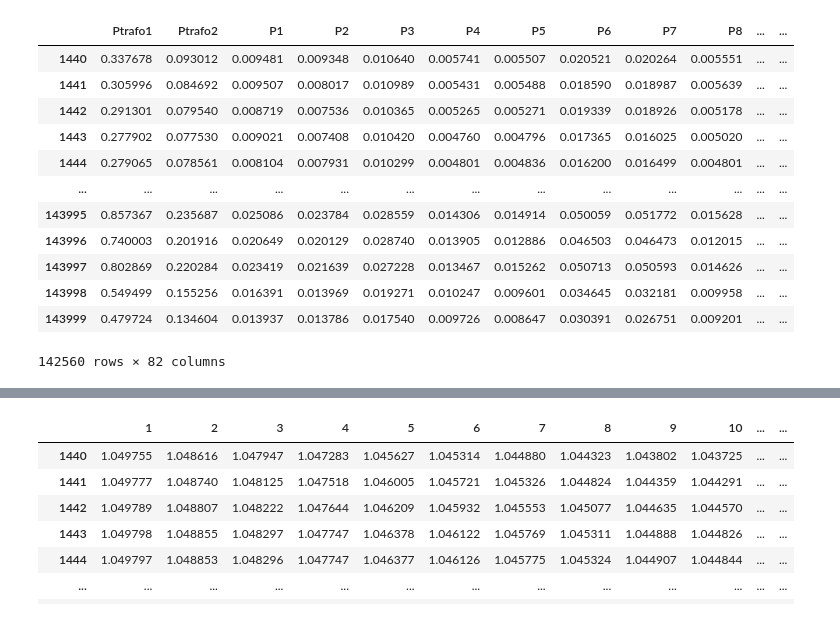
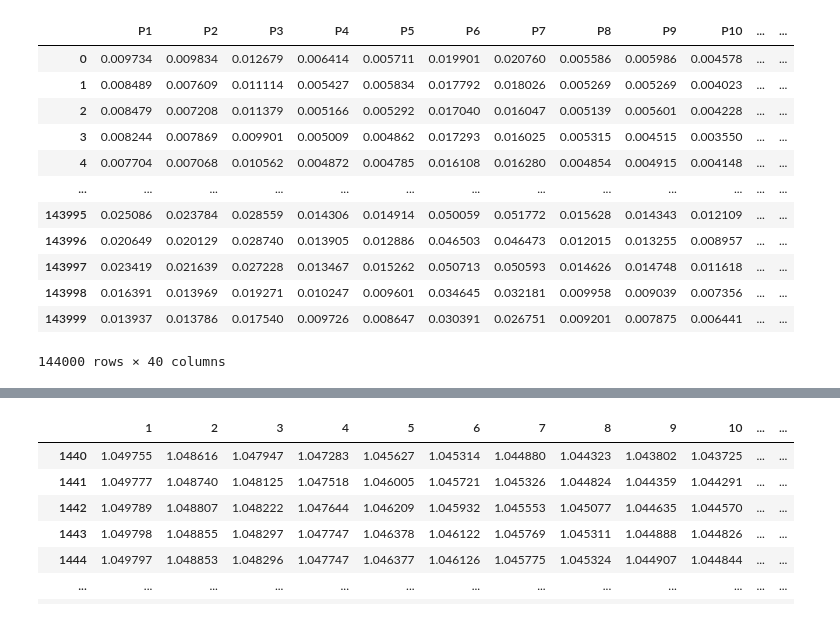
Before and after one commit to kaioforte/OPF-RNN, a Jupyter notebook: main.ipynb, the cells around one changed output, grey strips where cells are left out. Cells and saved outputs as stored; diff of their text form; code cells hidden in the pictures.

Commit message:
Using PQ as input and a mean() PQ for predictions

```diff
--- a/main.ipynb
+++ b/main.ipynb
@@ -32,40 +32,50 @@ vref2 = pd.DataFrame(vref2.transpose().flatten(), columns = ['Vref2'])
 # %%
 cargaP = np.zeros([42, 1000, 144])
 cargaQ = np.zeros([42, 1000, 144])
 p = d['CargaP'].transpose()
 q = d['CargaP'].transpose()
 
 for i in range(42):
   for j in range(1000):
     a = i
     for k in range(144):
       cargaP[i][j][k] = p[j][a]
       cargaQ[i][j][k] = q[j][a]
       a = a + 42
 
+avgP = cargaP.mean(axis=1)
+avgQ = cargaQ.mean(axis=1)
+
+avgP = pd.DataFrame(avgP.transpose())
+avgP  = pd.concat([avgP]*1000, ignore_index=True)
+avgP.columns = [f'P{col_name}' for col_name in avgP.columns]
+avgP = avgP.drop(['P0','P25'], axis=1)
+
+avgQ = pd.DataFrame(avgQ.transpose())
+avgQ  = pd.concat([avgQ]*1000, ignore_index=True)
+avgQ.columns = [f'Q{col_name}' for col_name in avgQ.columns]
+avgQ = avgQ.drop(['Q0','Q25'], axis=1)
+
 cargaP = pd.DataFrame(cargaP.reshape(42,144000).transpose())
 cargaP.columns = [f'P{col_name}' for col_name in cargaP.columns]
 cargaP = cargaP.drop(['P0','P25'], axis=1)
 
 cargaQ = pd.DataFrame(cargaQ.reshape(42,144000).transpose())
 cargaQ.columns = [f'Q{col_name}' for col_name in cargaQ.columns]
 cargaQ = cargaQ.drop(['Q0','Q25'], axis=1)
 
-X = pd.concat([ptrafo1, ptrafo2, cargaP, cargaQ], axis=1)
-X2 = X.iloc[:1440,:]
-X = X.iloc[1440:,:]
-X
+cargaP
 # %% [output]
-|  | Ptrafo1 | Ptrafo2 | P1 | P2 | P3 | P4 | P5 | P6 | P7 | P8 | ... | ... |
-| 1440 | 0.337678 | 0.093012 | 0.009481 | 0.009348 | 0.010640 | 0.005741 | 0.005507 | 0.020521 | 0.020264 | 0.005551 | ... | ... |
-| 1441 | 0.305996 | 0.084692 | 0.009507 | 0.008017 | 0.010989 | 0.005431 | 0.005488 | 0.018590 | 0.018987 | 0.005639 | ... | ... |
-| 1442 | 0.291301 | 0.079540 | 0.008719 | 0.007536 | 0.010365 | 0.005265 | 0.005271 | 0.019339 | 0.018926 | 0.005178 | ... | ... |
-| 1443 | 0.277902 | 0.077530 | 0.009021 | 0.007408 | 0.010420 | 0.004760 | 0.004796 | 0.017365 | 0.016025 | 0.005020 | ... | ... |
-| 1444 | 0.279065 | 0.078561 | 0.008104 | 0.007931 | 0.010299 | 0.004801 | 0.004836 | 0.016200 | 0.016499 | 0.004801 | ... | ... |
+|  | P1 | P2 | P3 | P4 | P5 | P6 | P7 | P8 | P9 | P10 | ... | ... |
+| 0 | 0.009734 | 0.009834 | 0.012679 | 0.006414 | 0.005711 | 0.019901 | 0.020760 | 0.005586 | 0.005986 | 0.004578 | ... | ... |
+| 1 | 0.008489 | 0.007609 | 0.011114 | 0.005427 | 0.005834 | 0.017792 | 0.018026 | 0.005269 | 0.005269 | 0.004023 | ... | ... |
+| 2 | 0.008479 | 0.007208 | 0.011379 | 0.005166 | 0.005292 | 0.017040 | 0.016047 | 0.005139 | 0.005601 | 0.004228 | ... | ... |
+| 3 | 0.008244 | 0.007869 | 0.009901 | 0.005009 | 0.004862 | 0.017293 | 0.016025 | 0.005315 | 0.004515 | 0.003550 | ... | ... |
+| 4 | 0.007704 | 0.007068 | 0.010562 | 0.004872 | 0.004785 | 0.016108 | 0.016280 | 0.004854 | 0.004915 | 0.004148 | ... | ... |
 | ... | ... | ... | ... | ... | ... | ... | ... | ... | ... | ... | ... | ... |
-| 143995 | 0.857367 | 0.235687 | 0.025086 | 0.023784 | 0.028559 | 0.014306 | 0.014914 | 0.050059 | 0.051772 | 0.015628 | ... | ... |
-| 143996 | 0.740003 | 0.201916 | 0.020649 | 0.020129 | 0.028740 | 0.013905 | 0.012886 | 0.046503 | 0.046473 | 0.012015 | ... | ... |
-| 143997 | 0.802869 | 0.220284 | 0.023419 | 0.021639 | 0.027228 | 0.013467 | 0.015262 | 0.050713 | 0.050593 | 0.014626 | ... | ... |
-| 143998 | 0.549499 | 0.155256 | 0.016391 | 0.013969 | 0.019271 | 0.010247 | 0.009601 | 0.034645 | 0.032181 | 0.009958 | ... | ... |
-| 143999 | 0.479724 | 0.134604 | 0.013937 | 0.013786 | 0.017540 | 0.009726 | 0.008647 | 0.030391 | 0.026751 | 0.009201 | ... | ... |
+| 143995 | 0.025086 | 0.023784 | 0.028559 | 0.014306 | 0.014914 | 0.050059 | 0.051772 | 0.015628 | 0.014343 | 0.012109 | ... | ... |
+| 143996 | 0.020649 | 0.020129 | 0.028740 | 0.013905 | 0.012886 | 0.046503 | 0.046473 | 0.012015 | 0.013255 | 0.008957 | ... | ... |
+| 143997 | 0.023419 | 0.021639 | 0.027228 | 0.013467 | 0.015262 | 0.050713 | 0.050593 | 0.014626 | 0.014748 | 0.011618 | ... | ... |
+| 143998 | 0.016391 | 0.013969 | 0.019271 | 0.010247 | 0.009601 | 0.034645 | 0.032181 | 0.009958 | 0.009039 | 0.007356 | ... | ... |
+| 143999 | 0.013937 | 0.013786 | 0.017540 | 0.009726 | 0.008647 | 0.030391 | 0.026751 | 0.009201 | 0.007875 | 0.006441 | ... | ... |
-142560 rows × 82 columns
+144000 rows × 40 columns
```
Also changed, not shown: parts of 9 cells of this notebook, 3 other files.
